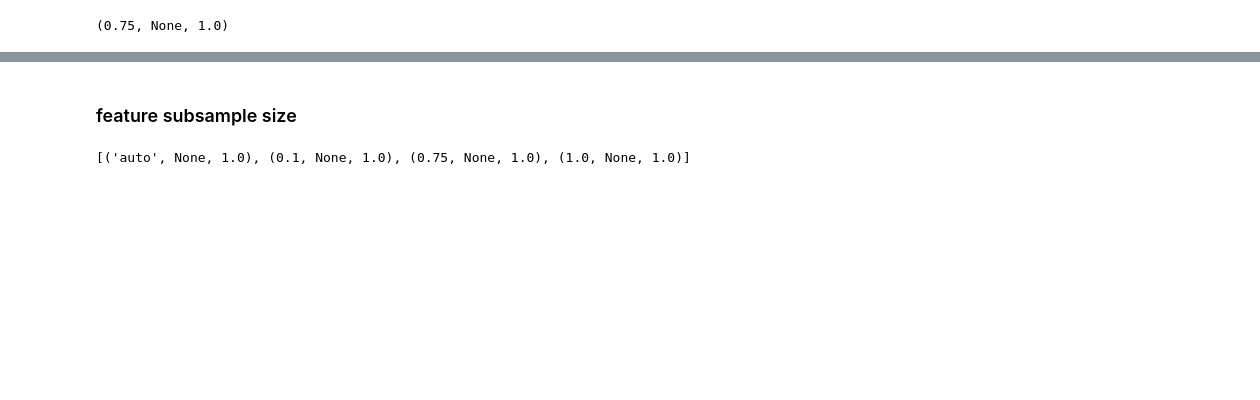
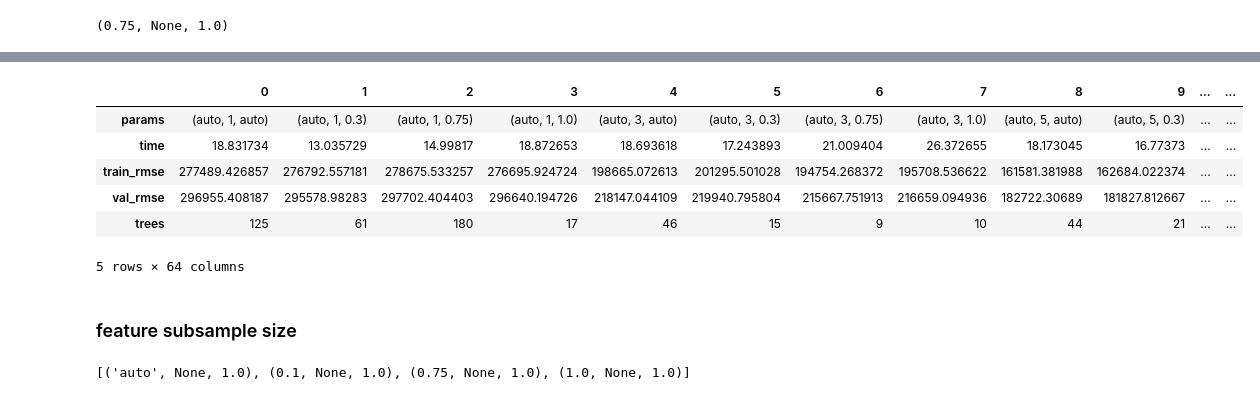
Before and after one commit to VFYAS/rf_gb_web_server, a Jupyter notebook: Отчёт 3 практическое задание.ipynb, the cells around one changed output, grey strips where cells are left out. Cells and saved outputs as stored; diff of their text form; code cells hidden in the pictures; blank space fills up the shorter version.

Commit message:
Updated notebook with experiments to its final state.

```diff
--- a/Отчёт 3 практическое задание.ipynb
+++ b/Отчёт 3 практическое задание.ipynb
@@ -555,8 +552,13 @@ data = pd.get_dummies(data, columns=['view'])
 from sklearn.model_selection import train_test_split
 # %%
 X_train, X_val, y_train, y_val = train_test_split(
-    data.to_numpy(), y.to_numpy(), test_size=.3, random_state=42
+    data, y.to_numpy(), test_size=.3, random_state=42
 )
+# %%
+trg_enc = TargetEncoder(cols=['zipcode', 'waterfront'])
+# %%
+X_train = trg_enc.fit_transform(X_train, y_train).to_numpy()
+X_val = trg_enc.transform(X_val).to_numpy()
 # %% [markdown]
 # Studying the RandomForest hyper-parameters
 # %%
@@ -615,5 +620,5 @@ Values = (0.75, None, 1.0), score = 141048.66162944864; 367 trees
 # %%
-if True:
+if False:
     with open('forest_hist', 'wb') as f:
         pickle.dump(forest_hist, f)
 # %%
@@ -631,3 +636,19 @@ forest_best_rmse
+# %%
+pd.concat((pd.DataFrame({
+    'params': [key],
+    'time': sum(forest_hist[key]['time']),
+    'train_rmse': min(forest_hist[key]['train loss']),
+    'val_rmse': min(forest_hist[key]['val loss']),
+    'trees': np.argmin(forest_hist[key]['val loss'])
+}) for key in forest_hist.keys()), ignore_index=True).T
+# %% [output]
+|  | 0 | 1 | 2 | 3 | 4 | 5 | 6 | 7 | 8 | 9 | ... | ... |
+| params | (auto, 1, auto) | (auto, 1, 0.3) | (auto, 1, 0.75) | (auto, 1, 1.0) | (auto, 3, auto) | (auto, 3, 0.3) | (auto, 3, 0.75) | (auto, 3, 1.0) | (auto, 5, auto) | (auto, 5, 0.3) | ... | ... |
+| time | 18.831734 | 13.035729 | 14.99817 | 18.872653 | 18.693618 | 17.243893 | 21.009404 | 26.372655 | 18.173045 | 16.77373 | ... | ... |
+| train_rmse | 277489.426857 | 276792.557181 | 278675.533257 | 276695.924724 | 198665.072613 | 201295.501028 | 194754.268372 | 195708.536622 | 161581.381988 | 162684.022374 | ... | ... |
+| val_rmse | 296955.408187 | 295578.98283 | 297702.404403 | 296640.194726 | 218147.044109 | 219940.795804 | 215667.751913 | 216659.094936 | 182722.30689 | 181827.812667 | ... | ... |
+| trees | 125 | 61 | 180 | 17 | 46 | 15 | 9 | 10 | 44 | 21 | ... | ... |
+5 rows × 64 columns
 # %% [markdown]
 ### feature subsample size
 # %%
```
Also changed, not shown: parts of 34 cells of this notebook.
